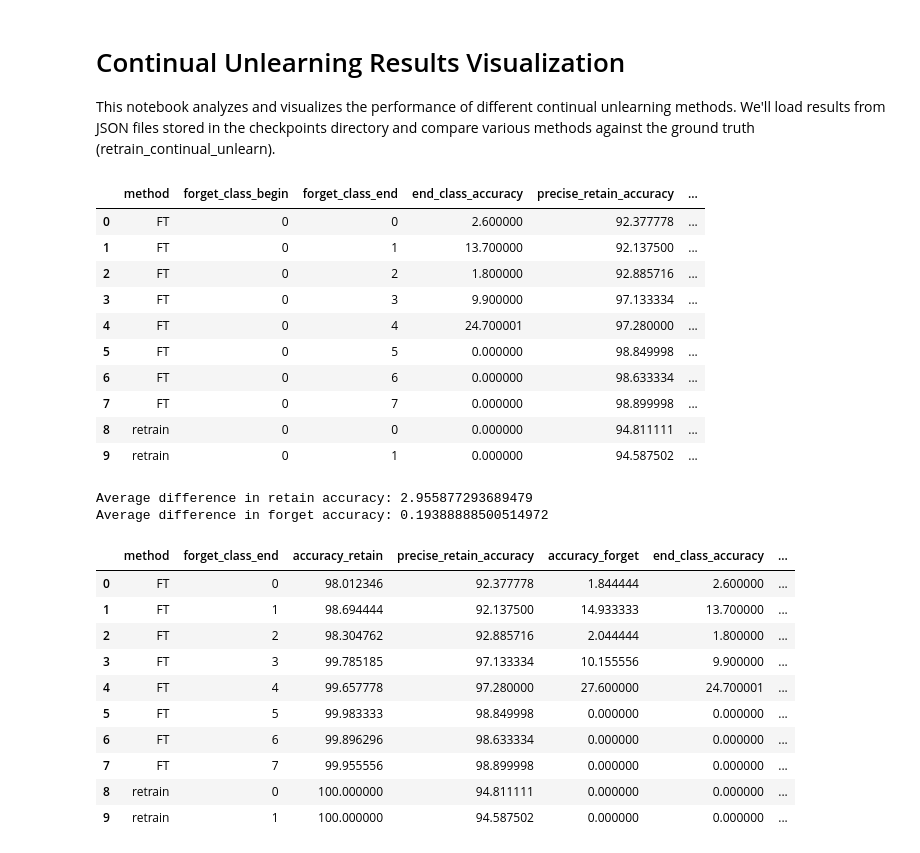
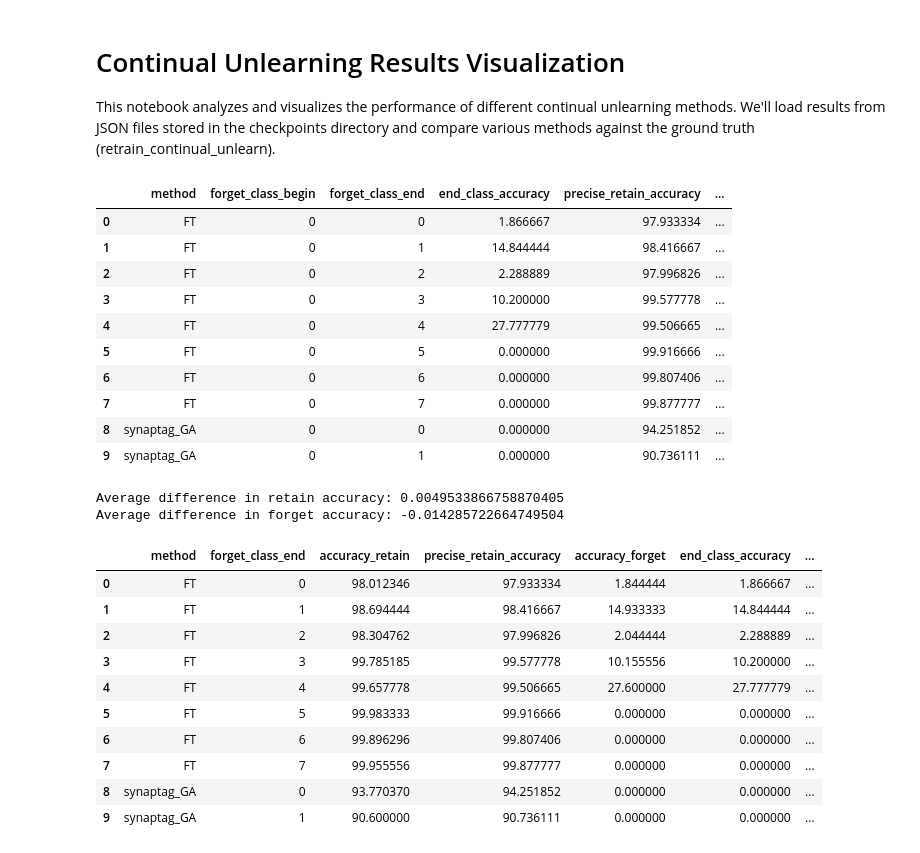
Before and after one commit to kdkyum/continual_unlearn, a Jupyter notebook: plots/viz_results_for_continual_unlearn_c10.ipynb, the cells around one changed output. Drawn from its saved outputs; the diff is of its cells as text; code cells hidden in the pictures.

```diff
--- a/plots/viz_results_for_continual_unlearn_c10.ipynb
+++ b/plots/viz_results_for_continual_unlearn_c10.ipynb
@@ -22,44 +22,51 @@ df = df[df['method'] != 'boundary_expanding']
 # %%
 # Function to calculate more precise accuracy metrics
 def calculate_accurate_metrics(row):
     forget_class_end = int(row['forget_class_end'])
 
     # Get accuracy of the end forget class
-    end_class_accuracy = row[f'accuracy_class_{forget_class_end}']
+    end_class_accuracy = row[f'train_accuracy_class_{forget_class_end}']
 
     # Calculate retained accuracy (classes after forget_class_end)
-    retained_classes = [f'accuracy_class_{i}' for i in range(forget_class_end + 1, 10)]
+    retained_classes = [f'train_accuracy_class_{i}' for i in range(forget_class_end + 1, 10)]
     retain_accuracy = np.mean([row[col] for col in retained_classes]) if retained_classes else np.nan
 
     # Calculate remembered accuracy (classes before forget_class_end)
-    remembered_classes = [f'accuracy_class_{i}' for i in range(0, forget_class_end)]
+    remembered_classes = [f'train_accuracy_class_{i}' for i in range(0, forget_class_end)]
     remember_accuracy = np.mean([row[col] for col in remembered_classes]) if remembered_classes else np.nan
+
+    end_class_accuracy_test = row[f'test_accuracy_class_{forget_class_end}']
+    retain_accuracy_test = np.mean([row[f'test_accuracy_class_{i}'] for i in range(forget_class_end + 1, 10)]) if retained_classes else np.nan
+    remember_accuracy_test = np.mean([row[f'test_accuracy_class_{i}'] for i in range(0, forget_class_end)]) if remembered_classes else np.nan
 
     return pd.Series({
         'end_class_accuracy': end_class_accuracy,
         'precise_retain_accuracy': retain_accuracy,
-        'precise_remember_accuracy': remember_accuracy
+        'precise_remember_accuracy': remember_accuracy,
+        'end_class_accuracy_test': end_class_accuracy_test,
+        'precise_retain_accuracy_test': retain_accuracy_test,
+        'precise_remember_accuracy_test': remember_accuracy_test
     })
 
 # Apply the function to calculate the new metrics
 additional_metrics = df.apply(calculate_accurate_metrics, axis=1)
 df = pd.concat([df, additional_metrics], axis=1)
 
 # Display the dataframe with new metrics
 df[['method', 'forget_class_begin', 'forget_class_end', 'end_class_accuracy',
     'precise_retain_accuracy', 'precise_remember_accuracy']].head(10)
 # %% [output]
 |  | method | forget_class_begin | forget_class_end | end_class_accuracy | precise_retain_accuracy | ... |
-| 0 | FT | 0 | 0 | 2.600000 | 92.377778 | ... |
-| 1 | FT | 0 | 1 | 13.700000 | 92.137500 | ... |
-| 2 | FT | 0 | 2 | 1.800000 | 92.885716 | ... |
-| 3 | FT | 0 | 3 | 9.900000 | 97.133334 | ... |
-| 4 | FT | 0 | 4 | 24.700001 | 97.280000 | ... |
-| 5 | FT | 0 | 5 | 0.000000 | 98.849998 | ... |
-| 6 | FT | 0 | 6 | 0.000000 | 98.633334 | ... |
-| 7 | FT | 0 | 7 | 0.000000 | 98.899998 | ... |
-| 8 | retrain | 0 | 0 | 0.000000 | 94.811111 | ... |
-| 9 | retrain | 0 | 1 | 0.000000 | 94.587502 | ... |
+| 0 | FT | 0 | 0 | 1.866667 | 97.933334 | ... |
+| 1 | FT | 0 | 1 | 14.844444 | 98.416667 | ... |
+| 2 | FT | 0 | 2 | 2.288889 | 97.996826 | ... |
+| 3 | FT | 0 | 3 | 10.200000 | 99.577778 | ... |
+| 4 | FT | 0 | 4 | 27.777779 | 99.506665 | ... |
+| 5 | FT | 0 | 5 | 0.000000 | 99.916666 | ... |
+| 6 | FT | 0 | 6 | 0.000000 | 99.807406 | ... |
+| 7 | FT | 0 | 7 | 0.000000 | 99.877777 | ... |
+| 8 | synaptag_GA | 0 | 0 | 0.000000 | 94.251852 | ... |
+| 9 | synaptag_GA | 0 | 1 | 0.000000 | 90.736111 | ... |
 # %%
 # Let's compare the reported metrics vs the precise calculated metrics
 comparison_df = df[['method', 'forget_class_end', 'accuracy_retain', 'precise_retain_accuracy',
@@ -75,19 +82,19 @@ print("Average difference in forget accuracy:", comparison_df['forget_diff'].mea
 # Display comparison table
 comparison_df.head(10)
 # %% [output]
-Average difference in retain accuracy: 2.955877293689479
-Average difference in forget accuracy: 0.19388888500514972
+Average difference in retain accuracy: 0.0049533866758870405
+Average difference in forget accuracy: -0.014285722664749504
 |  | method | forget_class_end | accuracy_retain | precise_retain_accuracy | accuracy_forget | end_class_accuracy | ... |
-| 0 | FT | 0 | 98.012346 | 92.377778 | 1.844444 | 2.600000 | ... |
-| 1 | FT | 1 | 98.694444 | 92.137500 | 14.933333 | 13.700000 | ... |
-| 2 | FT | 2 | 98.304762 | 92.885716 | 2.044444 | 1.800000 | ... |
-| 3 | FT | 3 | 99.785185 | 97.133334 | 10.155556 | 9.900000 | ... |
-| 4 | FT | 4 | 99.657778 | 97.280000 | 27.600000 | 24.700001 | ... |
-| 5 | FT | 5 | 99.983333 | 98.849998 | 0.000000 | 0.000000 | ... |
-| 6 | FT | 6 | 99.896296 | 98.633334 | 0.000000 | 0.000000 | ... |
-| 7 | FT | 7 | 99.955556 | 98.899998 | 0.000000 | 0.000000 | ... |
-| 8 | retrain | 0 | 100.000000 | 94.811111 | 0.000000 | 0.000000 | ... |
-| 9 | retrain | 1 | 100.000000 | 94.587502 | 0.000000 | 0.000000 | ... |
+| 0 | FT | 0 | 98.012346 | 97.933334 | 1.844444 | 1.866667 | ... |
+| 1 | FT | 1 | 98.694444 | 98.416667 | 14.933333 | 14.844444 | ... |
+| 2 | FT | 2 | 98.304762 | 97.996826 | 2.044444 | 2.288889 | ... |
+| 3 | FT | 3 | 99.785185 | 99.577778 | 10.155556 | 10.200000 | ... |
+| 4 | FT | 4 | 99.657778 | 99.506665 | 27.600000 | 27.777779 | ... |
+| 5 | FT | 5 | 99.983333 | 99.916666 | 0.000000 | 0.000000 | ... |
+| 6 | FT | 6 | 99.896296 | 99.807406 | 0.000000 | 0.000000 | ... |
+| 7 | FT | 7 | 99.955556 | 99.877777 | 0.000000 | 0.000000 | ... |
+| 8 | synaptag_GA | 0 | 93.770370 | 94.251852 | 0.000000 | 0.000000 | ... |
+| 9 | synaptag_GA | 1 | 90.600000 | 90.736111 | 0.000000 | 0.000000 | ... |
 # %%
 # Visualize the precise metrics for different methods as classes are forgotten
 plt.figure(figsize=(16, 10))
```
Also changed, not shown: parts of 4 cells of this notebook, 11 other files.
